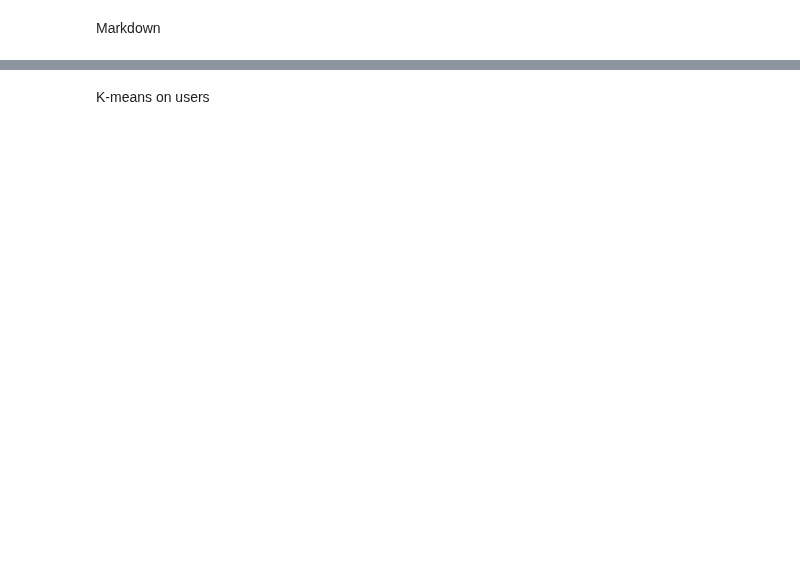
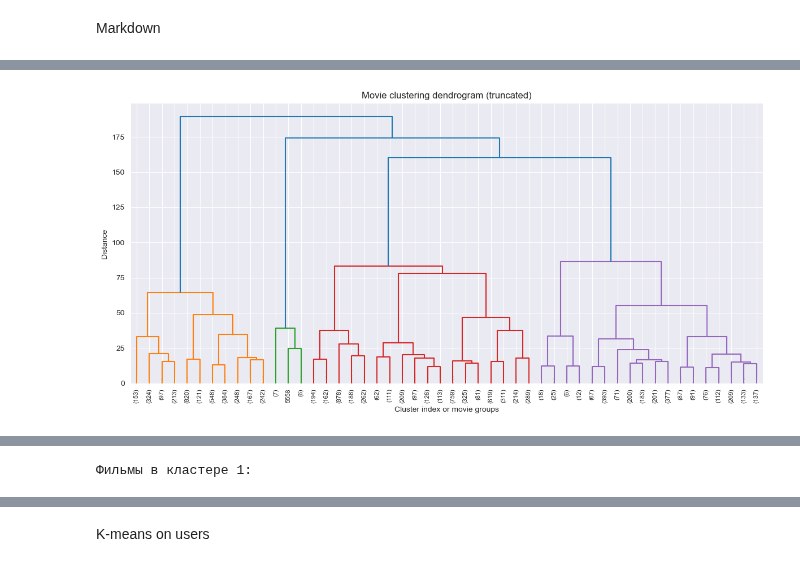
Before and after one commit to MookingSpooker/ROM_AD_Project_321481, a Jupyter notebook: main.ipynb, the cells around one changed output, grey strips where cells are left out. Saved outputs shown, nothing was run; the diff lists cells and outputs as text; code cells hidden in the pictures; blank space fills up the shorter version.

```diff
--- a/main.ipynb
+++ b/main.ipynb
@@ -1526,3 +1192,76 @@ Name: count, dtype: int64
 #r
 # %%
 #m
+from sklearn.preprocessing import StandardScaler
+from scipy.cluster.hierarchy import linkage, dendrogram, fcluster
+import matplotlib.pyplot as plt
+
+# 1. Синхронизация
+sync_dataframe(merged_data)
+merged = dfs["merged_data"]
+
+# 2. Фичи для кластеризации
+movie_features = [
+    "movie_total_ratings",
+    "movie_avg_rating",
+    "movie_std_rating",
+    "movie_min_rating",
+    "movie_max_rating",
+    "unique_users",
+    "year_of_release",
+]
+
+# 3. Одна строка = один фильм
+movies_for_clustering_h = (
+    merged
+    .groupby("movie_id")[movie_features]
+    .first()
+    .reset_index()
+)
+
+print(movies_for_clustering_h.head())
+
+# 4. Матрица признаков
+X = movies_for_clustering_h[movie_features].astype(float)
+
+# 5. Масштабирование
+scaler = StandardScaler()
+X_scaled = scaler.fit_transform(X)
+
+# 6. Строим linkage для дендрограммы
+# method="ward" для числовых признаков, работает с евклидовой метрикой
+Z = linkage(X_scaled, method="ward")
+
+# 7. Дендрограмма (можно делать с сэмплом, если фильмов очень много)
+plt.figure(figsize=(12, 6))
+dendrogram(
+    Z,
+    truncate_mode="lastp",
+    p=50,
+    leaf_rotation=90.,
+    leaf_font_size=8.,
+    show_contracted=True
+)
+plt.title("Movie clustering dendrogram (truncated)")
+plt.xlabel("Cluster index or movie groups")
+plt.ylabel("Distance")
+plt.tight_layout()
+plt.show()
+
+# 8. Выбор числа кластеров (после просмотра дендрограммы)
+n_clusters = 4  # <- Поменяешь после того, как посмотришь на дендрограмму
+
+cluster_labels = fcluster(Z, t=n_clusters, criterion="maxclust")
+
+# fcluster возвращает кластеры с 1..k, а не 0..k-1
+movies_for_clustering_h["cluster_id"] = cluster_labels - 1
+
+# 9. Смотрим размер кластеров
+print(movies_for_clustering_h["cluster_id"].value_counts().sort_index())
+
+# 10. Сохраняем результат
+add_new_df("movie_clusters_h", "movie_clusters_h", movies_for_clustering_h)
+
+# 11. Инспекция выбранного кластера
+inspect_cluster(movies_for_clustering_h, merged, 1)
+# %% [output]
@@ -1528,0 +1281 @@ Name: count, dtype: int64
+[figure, added]
@@ -1528,0 +1299 @@ Name: count, dtype: int64
+Фильмы в кластере 1:
```
Also changed, not shown: parts of 27 cells of this notebook.
